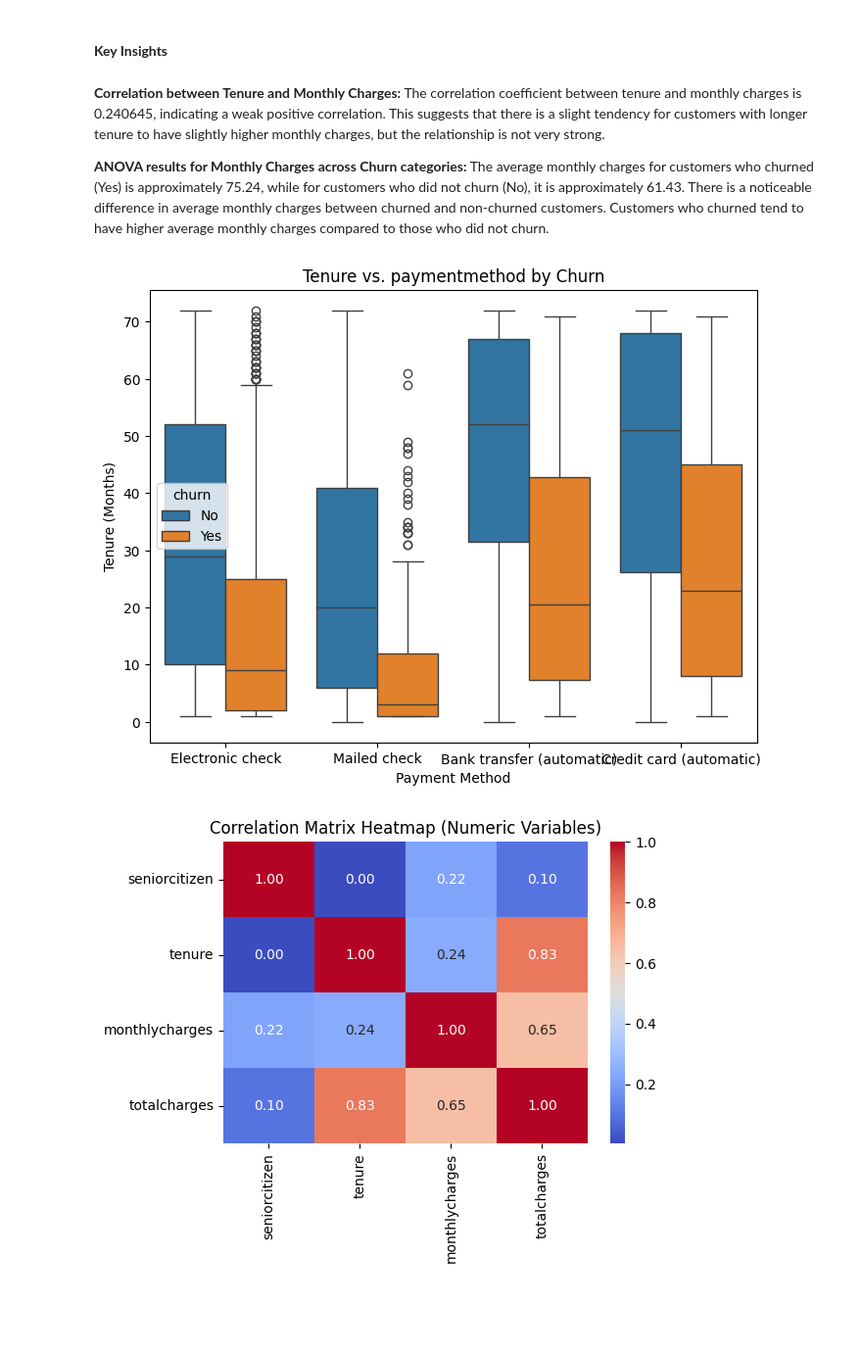
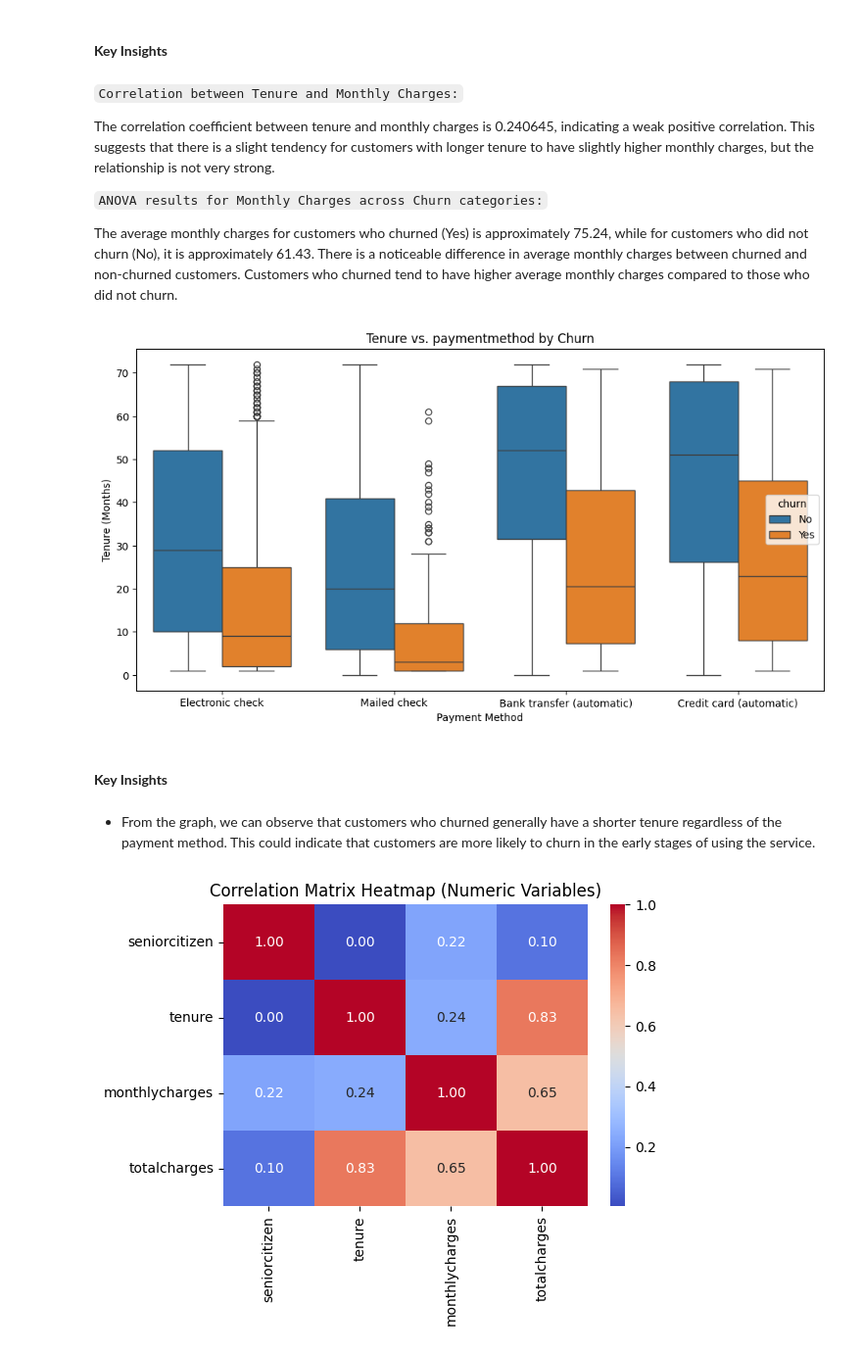
Before and after one commit to heldana30/Customer_Churn_Prediction, a Jupyter notebook: customer_churn_prediction.ipynb, the cells around one changed output. Shown: that part at 98% size. Drawn from its saved outputs; the diff is of its cells as text; code cells hidden in the pictures; blank space fills up the shorter version.

```diff
--- a/customer_churn_prediction.ipynb
+++ b/customer_churn_prediction.ipynb
@@ -683,24 +689,30 @@ Name: monthlycharges, dtype: float64
 # %% [markdown]
 #### **Key Insights**
 # %% [markdown]
-**Correlation between Tenure and Monthly Charges:**
+`Correlation between Tenure and Monthly Charges:`
+
 The correlation coefficient between tenure and monthly charges is 0.240645, indicating a weak positive correlation. This suggests that there is a slight tendency for customers with longer tenure to have slightly higher monthly charges, but the relationship is not very strong.
 
-**ANOVA results for Monthly Charges across Churn categories:**
+`ANOVA results for Monthly Charges across Churn categories:`
+
 The average monthly charges for customers who churned (Yes) is approximately 75.24, while for customers who did not churn (No), it is approximately 61.43.
 There is a noticeable difference in average monthly charges between churned and non-churned customers.
 Customers who churned tend to have higher average monthly charges compared to those who did not churn.
 # %%
 # Box plot of Tenure vs. MonthlyCharges vs churn
-plt.figure(figsize=(8, 6))
+plt.figure(figsize=(12, 6))
 sns.boxplot(data=train_df, x='paymentmethod', y='tenure', hue='churn')
 plt.title('Tenure vs. paymentmethod by Churn')
 plt.xlabel('Payment Method')
 plt.ylabel('Tenure (Months)')
 plt.legend(title='churn')
 plt.show()
 # %% [output]
-[figure, old version]
+[figure, new version]
+# %% [markdown]
+#### **Key Insights**
+# %% [markdown]
+- From the graph, we can observe that customers who churned generally have a shorter tenure regardless of the payment method. This could indicate that customers are more likely to churn in the early stages of using the service.
 # %%
 # Separate numeric and categorical columns
 numeric_columns = train_df.select_dtypes(include=['number']).columns
```
Also changed, not shown: parts of 26 cells of this notebook.
